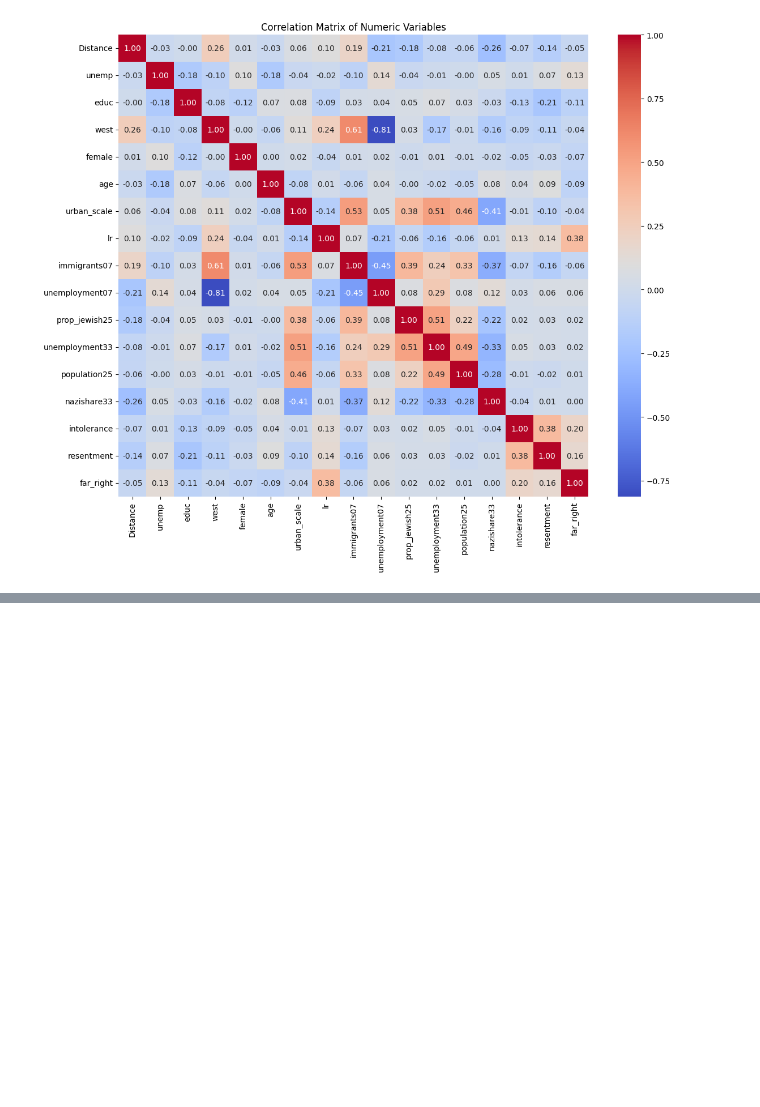
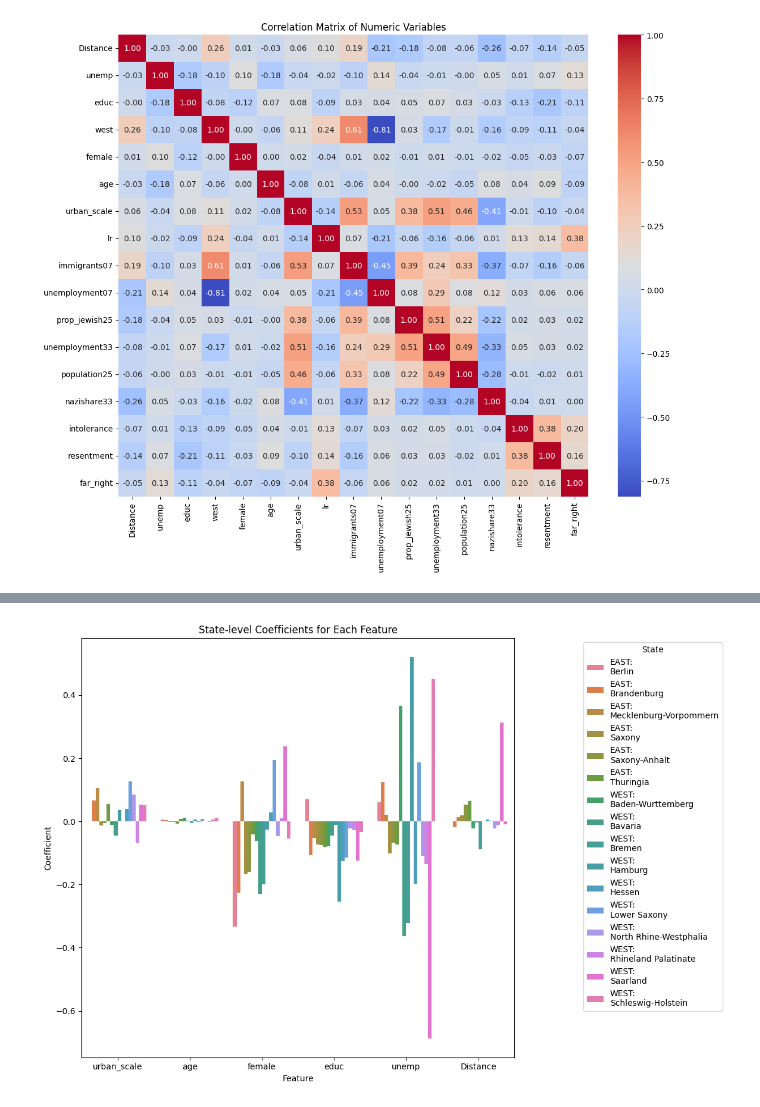
Before and after one commit to josaur/sds-exam, a Jupyter notebook: exam-sds/Exam-Notebook.ipynb, the cells around one changed output, grey strips where cells are left out. Cells and saved outputs as stored; diff of their text form; code cells hidden in the pictures; blank space fills up the shorter version.

```diff
--- a/exam-sds/Exam-Notebook.ipynb
+++ b/exam-sds/Exam-Notebook.ipynb
@@ -510,0 +542,67 @@ out = regression_evaluation(list(models.items()), X_test, y_test)
+# %%
+from sklearn.linear_model import LinearRegression
+
+# fit OLS model for each state individual
+import statsmodels.api as sm
+
+state_models = {}
+state_r2 = {}
+state_pvalues = {}
+state_stats = []
+
+for state_code, state_df in evs.groupby("state_name"):
+    X_state = build_design_matrix(state_df, feature_cols, [])
+    y_state = state_df[target_cols]
+
+    # impute nas with a state-specific imputer (avoid mismatch with global train columns)
+    state_imputer = SimpleImputer(strategy="mean")
+    X_state = pd.DataFrame(
+        state_imputer.fit_transform(X_state),
+        columns=X_state.columns,
+        index=X_state.index,
+    )
+
+    # fit sklearn model for coefficients
+    model = LinearRegression()
+    model.fit(X_state, y_state)
+    state_models[state_code] = model
+
+    # fit statsmodels OLS for p-values and R²
+    X_state_sm = sm.add_constant(X_state)
+    sm_model = sm.OLS(y_state, X_state_sm).fit()
+    state_r2[state_code] = sm_model.rsquared
+
+    # extract p-values for each feature (skip constant)
+    pvals = dict(zip(feature_cols, sm_model.pvalues[1:]))
+    state_pvalues[state_code] = pvals
+
+    # collect stats for each feature
+    for feat in feature_cols:
+        state_stats.append({
+            'state': state_code,
+            'feature': feat,
+            'r2': sm_model.rsquared,
+            'p_value': pvals.get(feat, np.nan)
+        })
+
+# create dataframe for easier analysis
+state_stats_df = pd.DataFrame(state_stats)
+
+# compare state-level coefficients
+coef_df = []
+for state_code, model in state_models.items():
+    coefs = model.coef_.ravel()
+    for feat, coef in zip(feature_cols, coefs):
+        coef_df.append({"state": state_code, "feature": feat, "coefficient": coef})
+coef_df = pd.DataFrame(coef_df)
+
+plt.figure(figsize=(12, 8))
+sns.barplot(data=coef_df, x="feature", y="coefficient", hue="state")
+plt.title("State-level Coefficients for Each Feature")
+plt.xlabel("Feature")
+plt.ylabel("Coefficient")
+plt.legend(title="State", loc="upper left", bbox_to_anchor=(1.15, 1))
+plt.tight_layout()
+plt.show()
+# %% [output]
+[figure, added]
```
Also changed, not shown: parts of 10 cells of this notebook.
